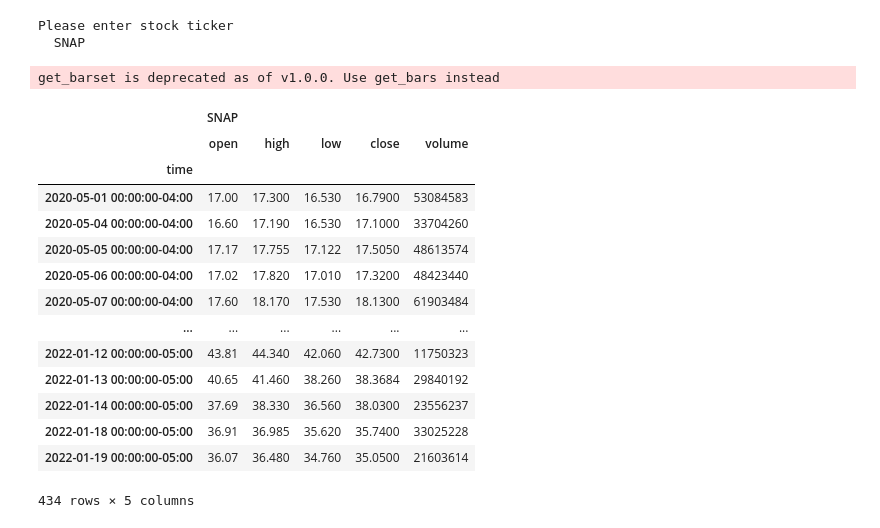
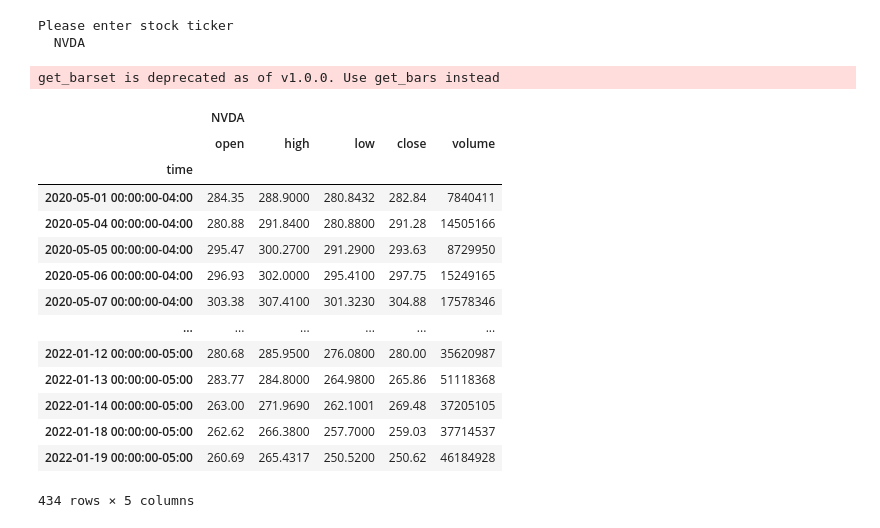
Before and after one commit to John-Gee3/Stock-Dashboard-Viewer, a Jupyter notebook: Stock RSI Bollinger Band dashboard.ipynb, the cells around one changed output. Drawn from its saved outputs; the diff is of its cells as text; code cells hidden in the pictures.

```diff
--- a/Stock RSI Bollinger Band dashboard.ipynb
+++ b/Stock RSI Bollinger Band dashboard.ipynb
@@ -31,42 +33,44 @@ api = tradeapi.REST(
 # %%
 #Get stock data
 # Set timeframe to '1D'
 timeframe = "1D"
 
 # Set start and end datetimes between now and 3 years ago.
 start_date = pd.Timestamp("2020-05-01", tz="America/New_York").isoformat()
 end_date = pd.Timestamp("2022-01-19", tz="America/New_York").isoformat()
 
 # Set the ticker information
 tickers = input("Please enter stock ticker\n ")
 
 # Get 3 year's worth of historical price data
+
 df_ticker = api.get_barset(
     tickers,
     timeframe,
     start=start_date,
     end=end_date,
     limit=1000,
 ).df
 
 # Display sample data
+df_ticker=pd.DataFrame(df_ticker)
 df_ticker
 # %% [output]
 Please enter stock ticker
-  SNAP
+  NVDA
 get_barset is deprecated as of v1.0.0. Use get_bars instead
-|  | SNAP |  |  |  |  |
+|  | NVDA |  |  |  |  |
 |  | open | high | low | close | volume |
 | time |  |  |  |  |  |
-| 2020-05-01 00:00:00-04:00 | 17.00 | 17.300 | 16.530 | 16.7900 | 53084583 |
-| 2020-05-04 00:00:00-04:00 | 16.60 | 17.190 | 16.530 | 17.1000 | 33704260 |
-| 2020-05-05 00:00:00-04:00 | 17.17 | 17.755 | 17.122 | 17.5050 | 48613574 |
-| 2020-05-06 00:00:00-04:00 | 17.02 | 17.820 | 17.010 | 17.3200 | 48423440 |
-| 2020-05-07 00:00:00-04:00 | 17.60 | 18.170 | 17.530 | 18.1300 | 61903484 |
+| 2020-05-01 00:00:00-04:00 | 284.35 | 288.9000 | 280.8432 | 282.84 | 7840411 |
+| 2020-05-04 00:00:00-04:00 | 280.88 | 291.8400 | 280.8800 | 291.28 | 14505166 |
+| 2020-05-05 00:00:00-04:00 | 295.47 | 300.2700 | 291.2900 | 293.63 | 8729950 |
+| 2020-05-06 00:00:00-04:00 | 296.93 | 302.0000 | 295.4100 | 297.75 | 15249165 |
+| 2020-05-07 00:00:00-04:00 | 303.38 | 307.4100 | 301.3230 | 304.88 | 17578346 |
 | ... | ... | ... | ... | ... | ... |
-| 2022-01-12 00:00:00-05:00 | 43.81 | 44.340 | 42.060 | 42.7300 | 11750323 |
-| 2022-01-13 00:00:00-05:00 | 40.65 | 41.460 | 38.260 | 38.3684 | 29840192 |
-| 2022-01-14 00:00:00-05:00 | 37.69 | 38.330 | 36.560 | 38.0300 | 23556237 |
-| 2022-01-18 00:00:00-05:00 | 36.91 | 36.985 | 35.620 | 35.7400 | 33025228 |
-| 2022-01-19 00:00:00-05:00 | 36.07 | 36.480 | 34.760 | 35.0500 | 21603614 |
+| 2022-01-12 00:00:00-05:00 | 280.68 | 285.9500 | 276.0800 | 280.00 | 35620987 |
+| 2022-01-13 00:00:00-05:00 | 283.77 | 284.8000 | 264.9800 | 265.86 | 51118368 |
+| 2022-01-14 00:00:00-05:00 | 263.00 | 271.9690 | 262.1001 | 269.48 | 37205105 |
+| 2022-01-18 00:00:00-05:00 | 262.62 | 266.3800 | 257.7000 | 259.03 | 37714537 |
+| 2022-01-19 00:00:00-05:00 | 260.69 | 265.4317 | 250.5200 | 250.62 | 46184928 |
 434 rows × 5 columns
```
Also changed, not shown: parts of 12 cells of this notebook.
